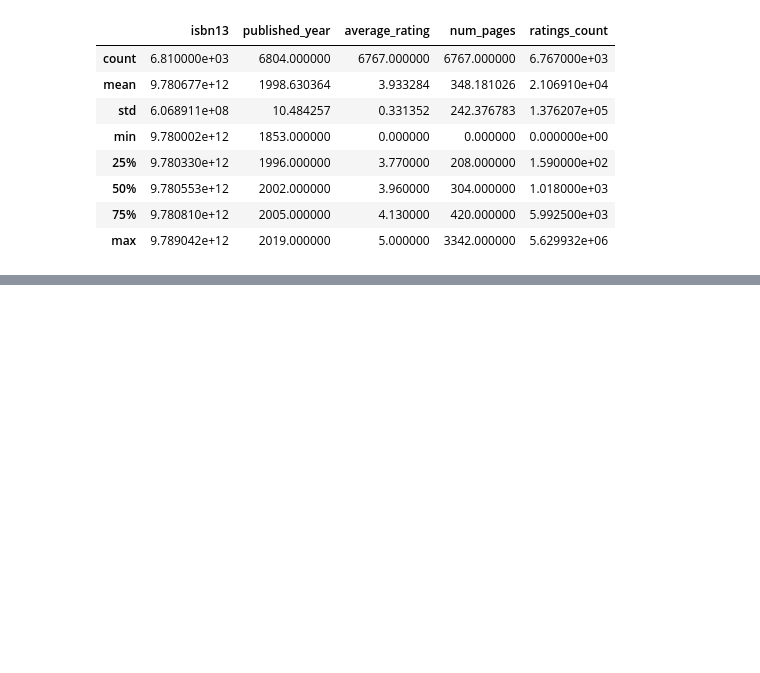
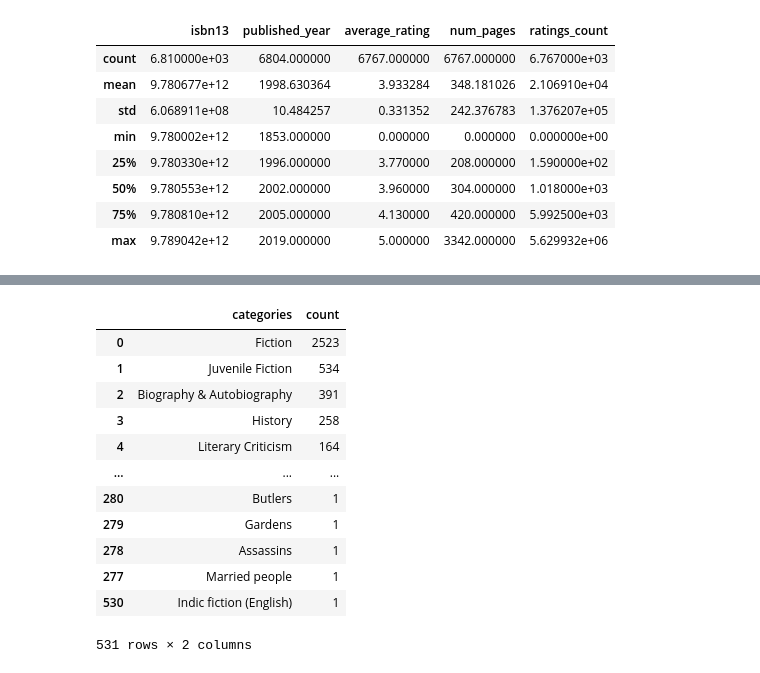
Before and after one commit to TakibYeasar/Beyond-the-Bookshelf, a Jupyter notebook: notebooks/01_Data_Exploration.ipynb, the cells around one changed output, grey strips where cells are left out. Cells and saved outputs as stored; diff of their text form; code cells hidden in the pictures; blank space fills up the shorter version.

```diff
--- a/notebooks/01_Data_Exploration.ipynb
+++ b/notebooks/01_Data_Exploration.ipynb
@@ -43,0 +76,6 @@ data.describe()
+# %%
+book_missing = data[~(data["description"].isna()) &
+      ~(data["num_pages"].isna()) &
+      ~(data["average_rating"].isna()) &
+      ~(data["published_year"].isna())
+]
@@ -43,0 +98,16 @@ data.describe()
+# %%
+book_missing["categories"].value_counts().reset_index().sort_values("count", ascending=False)
+# %% [output]
+|  | categories | count |
+| 0 | Fiction | 2523 |
+| 1 | Juvenile Fiction | 534 |
+| 2 | Biography & Autobiography | 391 |
+| 3 | History | 258 |
+| 4 | Literary Criticism | 164 |
+| ... | ... | ... |
+| 280 | Butlers | 1 |
+| 279 | Gardens | 1 |
+| 278 | Assassins | 1 |
+| 277 | Married people | 1 |
+| 530 | Indic fiction (English) | 1 |
+531 rows × 2 columns
```
Also changed, not shown: parts of 18 cells of this notebook, 6 other files.
